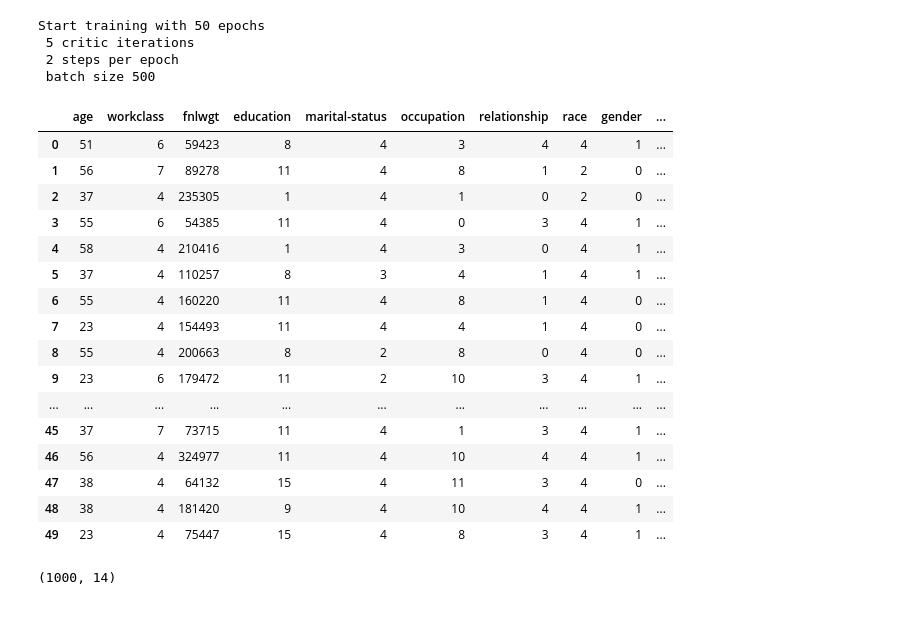
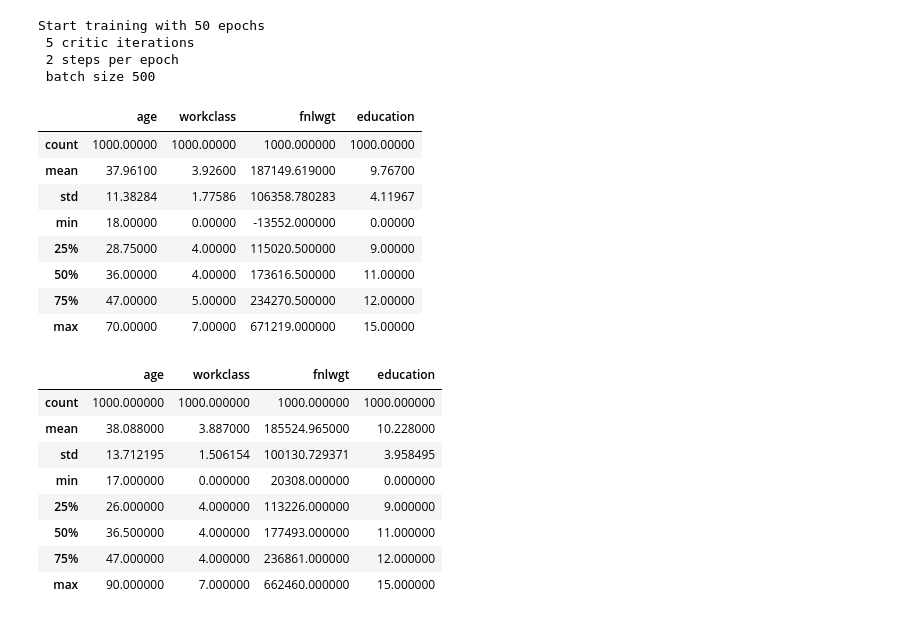
Before and after one commit to Kem0sabe/CTAB_GAN_EXPANDED, a Jupyter notebook: adult.ipynb, the cells around one changed output. Saved outputs shown, nothing was run; the diff lists cells and outputs as text; code cells hidden in the pictures.

```diff
--- a/adult.ipynb
+++ b/adult.ipynb
@@ -3,10 +3,11 @@ import numpy as np
 import pandas as pd
 import glob
 from model.ctabgan import CTAB_XTRA_DP
-df = pd.read_csv("Real_Datasets/adult.csv")
+df = pd.read_csv("datasets/adult.csv")
 #df = df.drop(columns=['Year','Model'])
 
+df = df.iloc[:, :4]
+#df.loc[:7, 'capital-gain'] = np.nan
 df = df.head(1000)
-#df.loc[:7, 'capital-gain'] = np.nan
-df.head(20)
+df
 # %% [output]
@@ -30,10 +27,11 @@ df.head(20)
 # %%
 
 synthesizer =  CTAB_XTRA_DP(df,
-                 categorical_columns = ["workclass","education","maritial-status","occupation","relationship","race","gender","native-country","income"],
+                 categorical_columns = ["workclass","education"],
                  log_columns = {}, # Fuck this log, task for tommorrow
-                 mixed_columns= {"capital-gain": [0]},
-                 gaussian_columns = [],
+                 mixed_columns= {},
+                 general_columns = [],
+                 truncated_gaussian_columns=["age"],
                  integer_columns = [],
                  dp_constraints = {
                     "epsilon_budget": None,
@@ -49,29 +47,30 @@ Start training with 50 epochs
  batch size 500
 # %%
 syn = synthesizer.generate_samples(1000)
-syn.head(50)
+syn.head(100)
+syn.describe()
 # %% [output]
-|  | age | workclass | fnlwgt | education | marital-status | occupation | relationship | race | gender | ... |
-| 0 | 51 | 6 | 59423 | 8 | 4 | 3 | 4 | 4 | 1 | ... |
-| 1 | 56 | 7 | 89278 | 11 | 4 | 8 | 1 | 2 | 0 | ... |
-| 2 | 37 | 4 | 235305 | 1 | 4 | 1 | 0 | 2 | 0 | ... |
-| 3 | 55 | 6 | 54385 | 11 | 4 | 0 | 3 | 4 | 1 | ... |
-| 4 | 58 | 4 | 210416 | 1 | 4 | 3 | 0 | 4 | 1 | ... |
-| 5 | 37 | 4 | 110257 | 8 | 3 | 4 | 1 | 4 | 1 | ... |
-| 6 | 55 | 4 | 160220 | 11 | 4 | 8 | 1 | 4 | 0 | ... |
-| 7 | 23 | 4 | 154493 | 11 | 4 | 4 | 1 | 4 | 0 | ... |
-| 8 | 55 | 4 | 200663 | 8 | 2 | 8 | 0 | 4 | 0 | ... |
-| 9 | 23 | 6 | 179472 | 11 | 2 | 10 | 3 | 4 | 1 | ... |
-| ... | ... | ... | ... | ... | ... | ... | ... | ... | ... | ... |
-| 45 | 37 | 7 | 73715 | 11 | 4 | 1 | 3 | 4 | 1 | ... |
-| 46 | 56 | 4 | 324977 | 11 | 4 | 10 | 4 | 4 | 1 | ... |
-| 47 | 38 | 4 | 64132 | 15 | 4 | 11 | 3 | 4 | 0 | ... |
-| 48 | 38 | 4 | 181420 | 9 | 4 | 10 | 4 | 4 | 1 | ... |
-| 49 | 23 | 4 | 75447 | 15 | 4 | 8 | 3 | 4 | 1 | ... |
+|  | age | workclass | fnlwgt | education |
+| count | 1000.00000 | 1000.00000 | 1000.000000 | 1000.00000 |
+| mean | 37.96100 | 3.92600 | 187149.619000 | 9.76700 |
+| std | 11.38284 | 1.77586 | 106358.780283 | 4.11967 |
+| min | 18.00000 | 0.00000 | -13552.000000 | 0.00000 |
+| 25% | 28.75000 | 4.00000 | 115020.500000 | 9.00000 |
+| 50% | 36.00000 | 4.00000 | 173616.500000 | 11.00000 |
+| 75% | 47.00000 | 5.00000 | 234270.500000 | 12.00000 |
+| max | 70.00000 | 7.00000 | 671219.000000 | 15.00000 |
-# %%
-syn.shape
-# %% [output]
-(1000, 14)
+# %%
+df.describe()
+# %% [output]
+|  | age | workclass | fnlwgt | education |
+| count | 1000.000000 | 1000.000000 | 1000.000000 | 1000.000000 |
+| mean | 38.088000 | 3.887000 | 185524.965000 | 10.228000 |
+| std | 13.712195 | 1.506154 | 100130.729371 | 3.958495 |
+| min | 17.000000 | 0.000000 | 20308.000000 | 0.000000 |
+| 25% | 26.000000 | 4.000000 | 113226.000000 | 9.000000 |
+| 50% | 36.500000 | 4.000000 | 177493.000000 | 11.000000 |
+| 75% | 47.000000 | 4.000000 | 236861.000000 | 12.000000 |
+| max | 90.000000 | 7.000000 | 662460.000000 | 15.000000 |
 # %%
 import matplotlib.pyplot as plt
 
```
Also changed, not shown: parts of 4 cells of this notebook, 8 other files.
